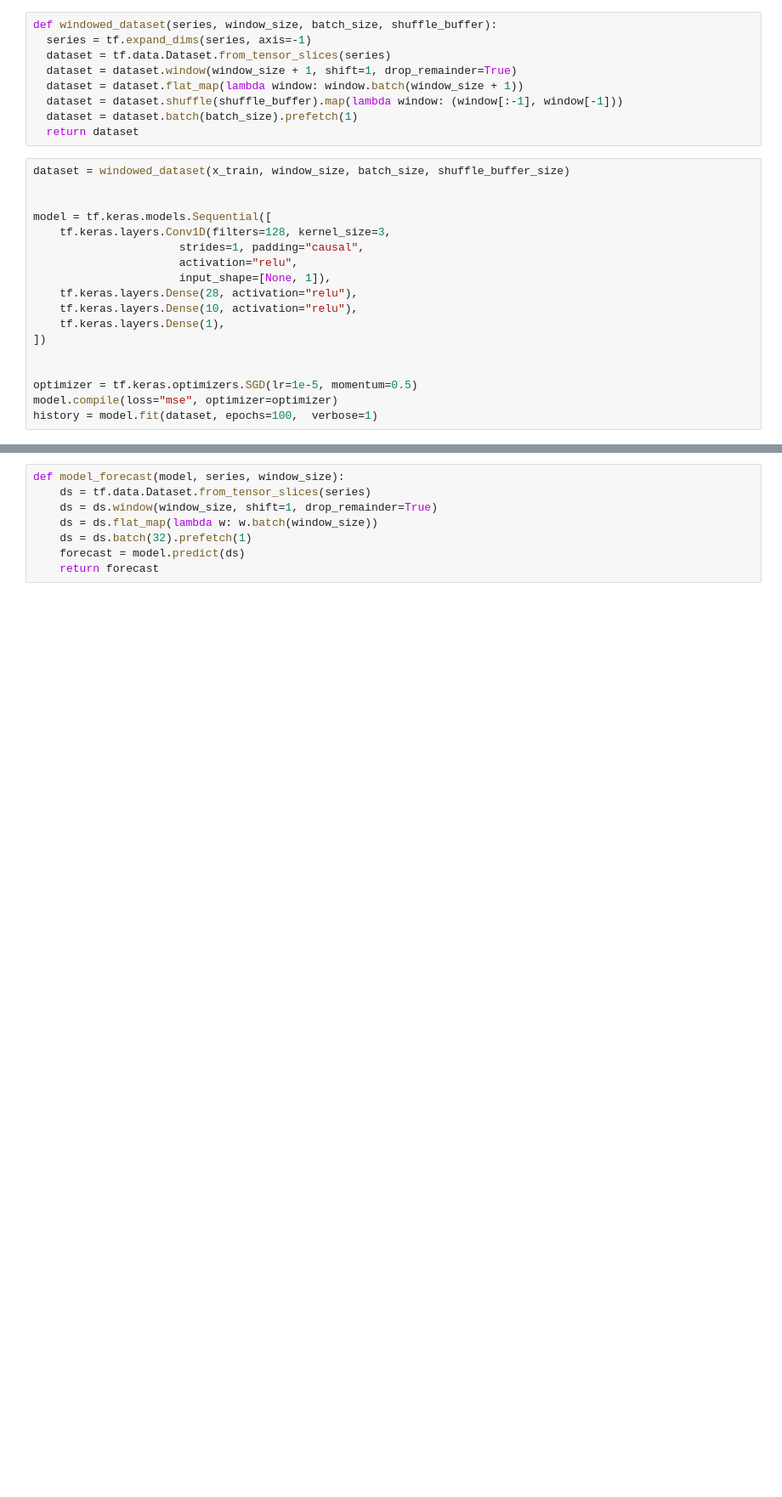
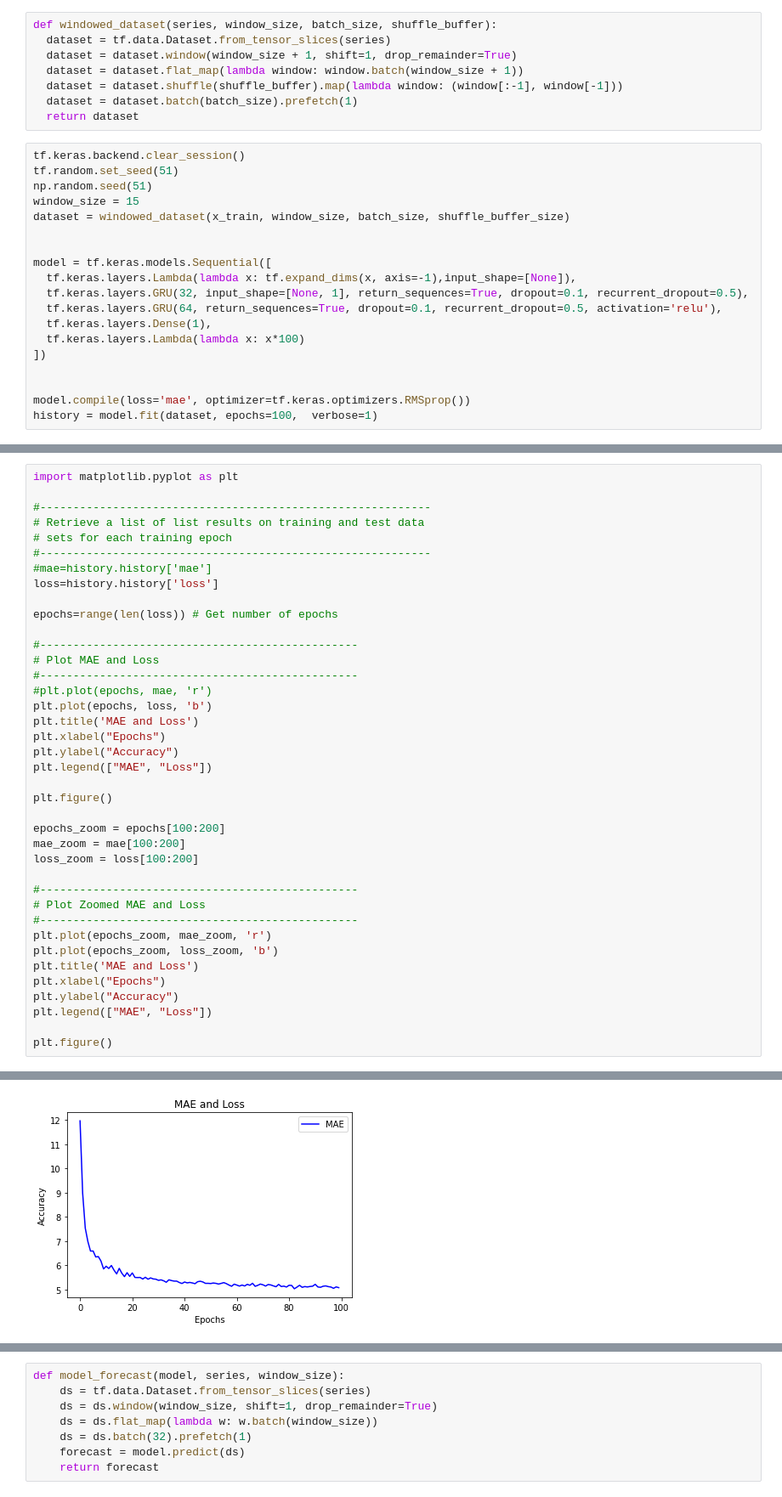
Before and after one commit to lmoroney/tfbook, a Jupyter notebook: chapter11/rnn_timeseries.ipynb, the cells around one changed output, grey strips where cells are left out. Shown at 85% size. Drawn from its saved outputs; the diff is of its cells as text; blank space fills up the shorter version.

```diff
--- a/chapter11/rnn_timeseries.ipynb
+++ b/chapter11/rnn_timeseries.ipynb
@@ -64,6 +75,5 @@ plot_series(time_valid, x_valid)
 # %%
 def windowed_dataset(series, window_size, batch_size, shuffle_buffer):
-  series = tf.expand_dims(series, axis=-1)
   dataset = tf.data.Dataset.from_tensor_slices(series)
   dataset = dataset.window(window_size + 1, shift=1, drop_remainder=True)
   dataset = dataset.flat_map(lambda window: window.batch(window_size + 1))
@@ -71,20 +81,21 @@ def windowed_dataset(series, window_size, batch_size, shuffle_buffer):
   dataset = dataset.batch(batch_size).prefetch(1)
   return dataset
 # %%
+tf.keras.backend.clear_session()
+tf.random.set_seed(51)
+np.random.seed(51)
+window_size = 15
 dataset = windowed_dataset(x_train, window_size, batch_size, shuffle_buffer_size)
 
 
 model = tf.keras.models.Sequential([
-    tf.keras.layers.Conv1D(filters=128, kernel_size=3,
-                      strides=1, padding="causal",
-                      activation="relu",
-                      input_shape=[None, 1]),
-    tf.keras.layers.Dense(28, activation="relu"),
-    tf.keras.layers.Dense(10, activation="relu"),
-    tf.keras.layers.Dense(1),
+  tf.keras.layers.Lambda(lambda x: tf.expand_dims(x, axis=-1),input_shape=[None]),
+  tf.keras.layers.GRU(32, input_shape=[None, 1], return_sequences=True, dropout=0.1, recurrent_dropout=0.5),
+  tf.keras.layers.GRU(64, return_sequences=True, dropout=0.1, recurrent_dropout=0.5, activation='relu'),
+  tf.keras.layers.Dense(1),
+  tf.keras.layers.Lambda(lambda x: x*100)
 ])
 
 
-optimizer = tf.keras.optimizers.SGD(lr=1e-5, momentum=0.5)
-model.compile(loss="mse", optimizer=optimizer)
+model.compile(loss='mae', optimizer=tf.keras.optimizers.RMSprop())
 history = model.fit(dataset, epochs=100,  verbose=1)
@@ -90,0 +120,40 @@ history = model.fit(dataset, epochs=100,  verbose=1)
+# %%
+import matplotlib.pyplot as plt
+
+#-----------------------------------------------------------
+# Retrieve a list of list results on training and test data
+# sets for each training epoch
+#-----------------------------------------------------------
+#mae=history.history['mae']
+loss=history.history['loss']
+
+epochs=range(len(loss)) # Get number of epochs
+
+#------------------------------------------------
+# Plot MAE and Loss
+#------------------------------------------------
+#plt.plot(epochs, mae, 'r')
+plt.plot(epochs, loss, 'b')
+plt.title('MAE and Loss')
+plt.xlabel("Epochs")
+plt.ylabel("Accuracy")
+plt.legend(["MAE", "Loss"])
+
+plt.figure()
+
+epochs_zoom = epochs[100:200]
+mae_zoom = mae[100:200]
+loss_zoom = loss[100:200]
+
+#------------------------------------------------
+# Plot Zoomed MAE and Loss
+#------------------------------------------------
+plt.plot(epochs_zoom, mae_zoom, 'r')
+plt.plot(epochs_zoom, loss_zoom, 'b')
+plt.title('MAE and Loss')
+plt.xlabel("Epochs")
+plt.ylabel("Accuracy")
+plt.legend(["MAE", "Loss"])
+
+plt.figure()
+# %% [output]
@@ -90,0 +161 @@ history = model.fit(dataset, epochs=100,  verbose=1)
+[figure, added]
```
Also changed, not shown: parts of 9 cells of this notebook.
